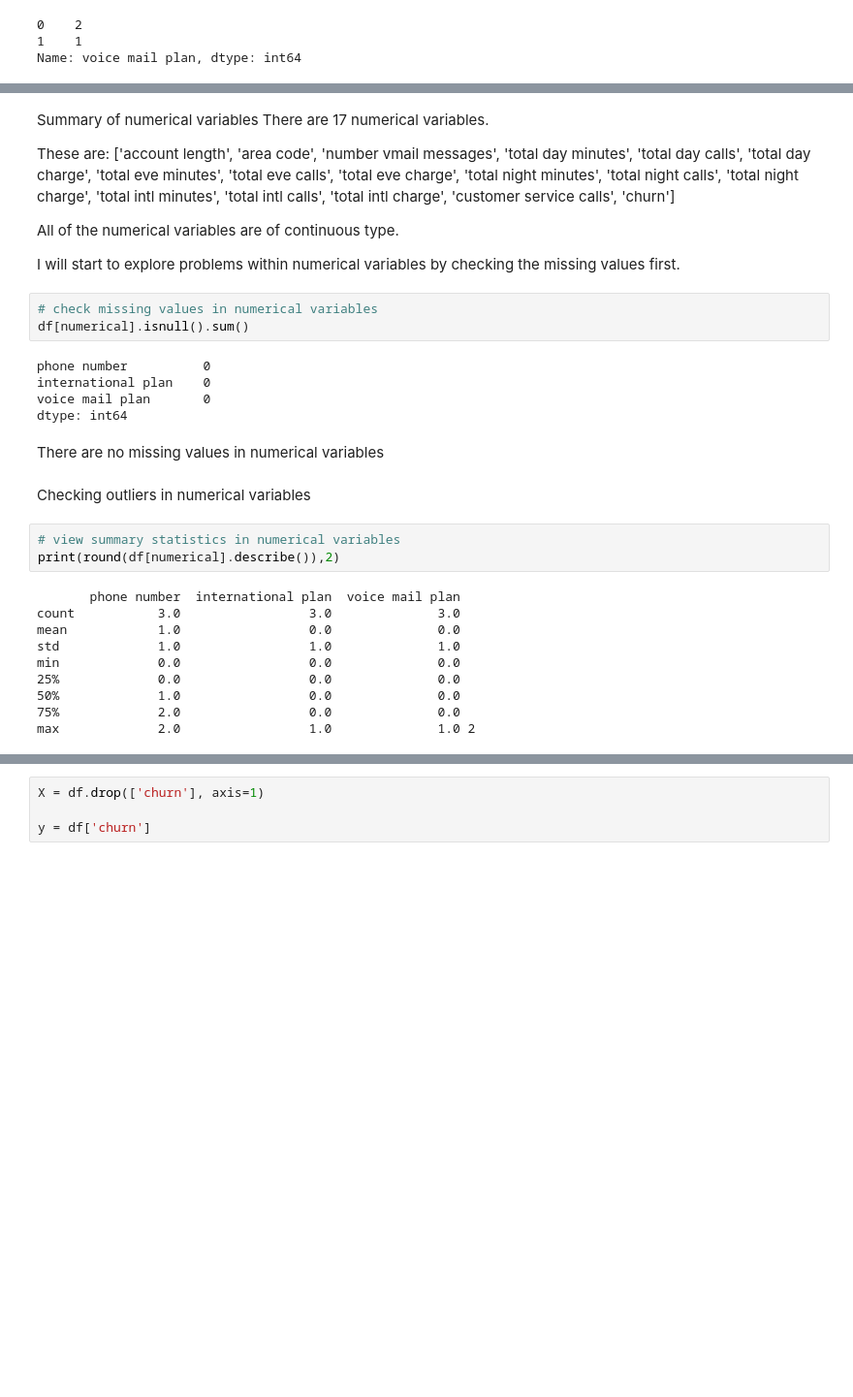
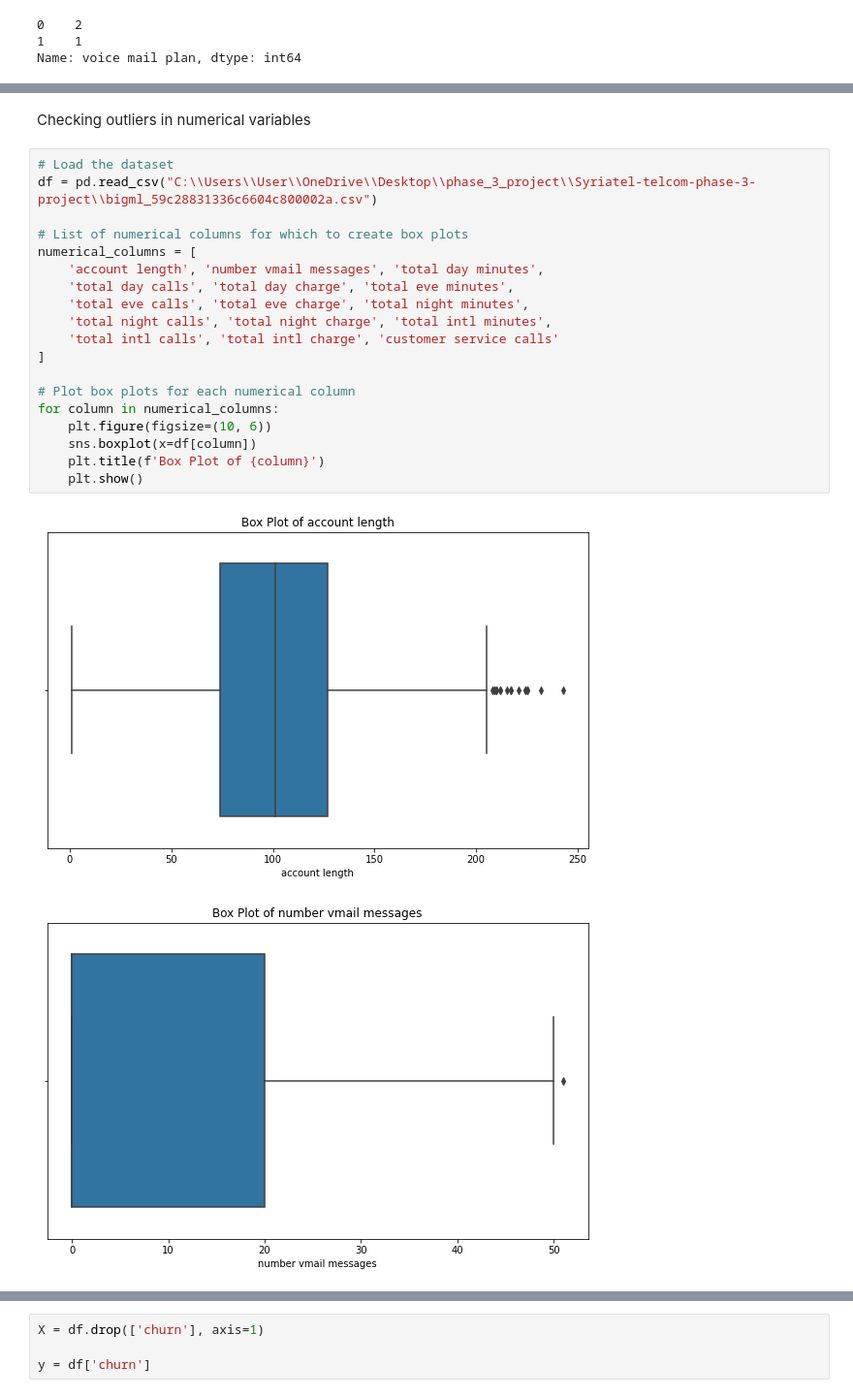
Before and after one commit to Wawirep/Syriatel-telcom-phase-3-project, a Jupyter notebook: index.ipynbfinal.ipynb, the cells around one changed output, grey strips where cells are left out. Shown at 97% size. Saved outputs shown, nothing was run; the diff lists cells and outputs as text; blank space fills up the shorter version.

```diff
--- a/index.ipynbfinal.ipynb
+++ b/index.ipynbfinal.ipynb
@@ -551,34 +520,24 @@ df[numerical].head()
-# %% [markdown]
-Summary of numerical variables
-There are 17 numerical variables.
-
-These are: ['account length', 'area code', 'number vmail messages', 'total day minutes', 'total day calls', 'total day charge', 'total eve minutes', 'total eve calls', 'total eve charge', 'total night minutes', 'total night calls', 'total night charge', 'total intl minutes', 'total intl calls', 'total intl charge', 'customer service calls', 'churn']
-
-All of the numerical variables are of continuous type.
-
-I will start to explore problems within numerical variables by checking the missing values first.
-# %%
-# check missing values in numerical variables
-df[numerical].isnull().sum()
-# %% [output]
-phone number          0
-international plan    0
-voice mail plan       0
-dtype: int64
-# %% [markdown]
-There are no missing values in numerical variables
 # %% [markdown]
 Checking outliers in numerical variables
-# %%
-# view summary statistics in numerical variables
-print(round(df[numerical].describe()),2)
-# %% [output]
-       phone number  international plan  voice mail plan
-count           3.0                 3.0              3.0
-mean            1.0                 0.0              0.0
-std             1.0                 1.0              1.0
-min             0.0                 0.0              0.0
-25%             0.0                 0.0              0.0
-50%             1.0                 0.0              0.0
-75%             2.0                 0.0              0.0
-max             2.0                 1.0              1.0 2
+# %%
+# Load the dataset
+df = pd.read_csv("C:\\Users\\User\\OneDrive\\Desktop\\phase_3_project\\Syriatel-telcom-phase-3-project\\bigml_59c28831336c6604c800002a.csv")
+
+# List of numerical columns for which to create box plots
+numerical_columns = [
+    'account length', 'number vmail messages', 'total day minutes',
+    'total day calls', 'total day charge', 'total eve minutes',
+    'total eve calls', 'total eve charge', 'total night minutes',
+    'total night calls', 'total night charge', 'total intl minutes',
+    'total intl calls', 'total intl charge', 'customer service calls'
+]
+
+# Plot box plots for each numerical column
+for column in numerical_columns:
+    plt.figure(figsize=(10, 6))
+    sns.boxplot(x=df[column])
+    plt.title(f'Box Plot of {column}')
+    plt.show()
+# %% [output]
+[figure, added]
+[figure, added]
```
Also changed, not shown: parts of 59 cells of this notebook.
